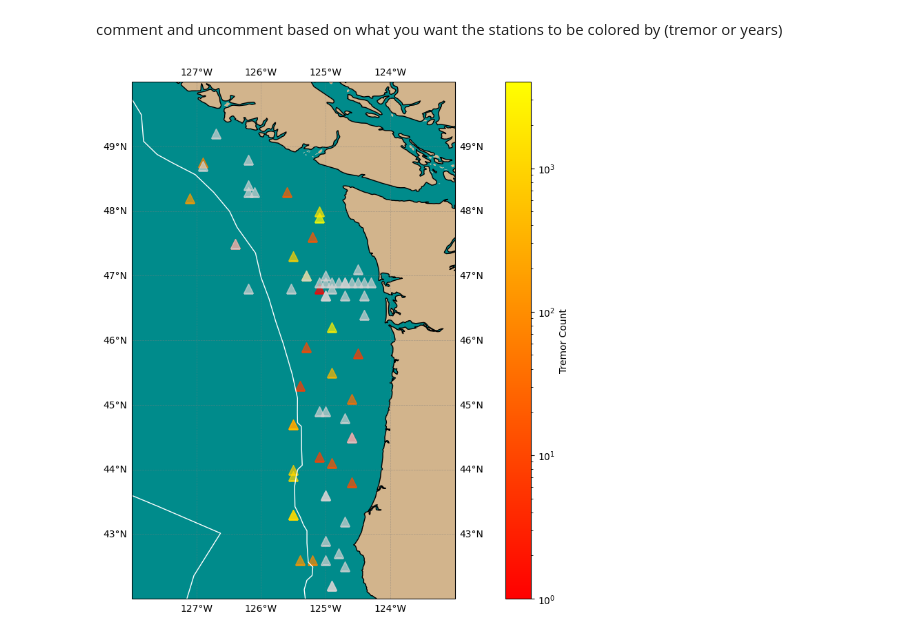
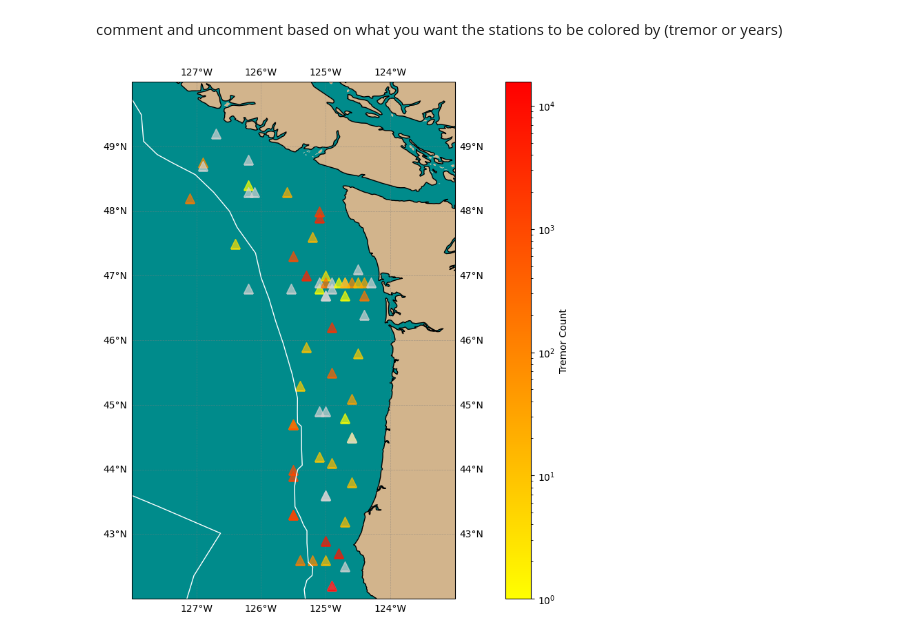
Before and after one commit to lydiakelley/obs_tremor, a Jupyter notebook: tremor_detection/cascadia_map.ipynb, the cells around one changed output. Drawn from its saved outputs; the diff is of its cells as text; code cells hidden in the pictures.

```diff
--- a/tremor_detection/cascadia_map.ipynb
+++ b/tremor_detection/cascadia_map.ipynb
@@ -104,0 +106,22 @@ stations = [{"id": "J18B", "lat": 44.0, "lon": -125.5, "tremors": 835, "start_ye
+# %%
+fig, ax = plt.subplots(1, 2, figsize=(10, 4), sharex=True)
+fig.tight_layout()
+
+depth = [s["depth"] for s in stations if s["tremors"] is not None]
+tremor = [s["tremors"] for s in stations if s["tremors"] is not None]
+lat = [s["lat"] for s in stations if s["tremors"] is not None]
+
+# Tremor vs Depth
+ax[0].scatter(tremor, depth)
+ax[0].invert_yaxis()
+ax[0].set_xlabel('Tremor Counts')
+ax[0].set_ylabel('Depth')
+ax[0].set_xlim(-10, 350)
+ax[0].grid()
+
+# Tremor vs Latitude
+ax[1].scatter(tremor, lat)
+ax[1].set_xlabel('Tremor Counts')
+ax[1].set_ylabel('Latitude')
+ax[1].set_xlim(-10, 350)
+ax[1].grid()
@@ -123,7 +148,7 @@ ax.coastlines()
 # get tremor values
 tremor_values = [s["tremors"] for s in stations if s["tremors"] is not None and s["tremors"] > 0]
 norm_t = LogNorm(vmin=min(tremor_values), vmax=max(tremor_values))
-cmap_t = plt.colormaps['autumn']
+cmap_t = plt.colormaps['autumn_r']
 
 
 # colorbaaa based on tremor values
@@ -138,7 +163,7 @@ for station in stations:
     else:
         color = cmap_t(norm_t(tremor))
     ax.plot(station["lon"], station["lat"], marker='^', color=color, markersize=10, alpha = 0.7, transform=ccrs.PlateCarree())
-    #ax.text(station["lon"] + 0.05, station["lat"] + 0.05, station["id"], fontsize=10, transform=ccrs.PlateCarree())
+    #ax.text(station["lon"] + 0.05, station["lat"] + 0.05, station["id"], fontsize=5, transform=ccrs.PlateCarree())
 
 
 '''
@@ -157,32 +182,32 @@ cmap_s = plt.colormaps['Set1']
 # colorbaaa based on years
 sm = ScalarMappable(norm=norm_s, cmap=cmap_s)
 sm.set_array([]) # dummy array
 cbar = plt.colorbar(sm, ax=ax, orientation='vertical')
 cbar.ax.set_ylabel('Start Year', fontsize=15)
 
 # just one tick for each year
 years = sorted(set(start_year))
 cbar.set_ticks(years)
 
 texts = []
 
 # loop through stations
 for station in stations:
     color = cmap_s(norm_s(station["start_year"]))
     ax.plot(station["lon"], station["lat"], marker='^', color= color, markersize=10, alpha = 0.7, transform=ccrs.PlateCarree())
     #ax.text(station["lon"] + 0.05, station["lat"] + 0.05, station["id"], fontsize=10, transform=ccrs.PlateCarree())
     #texts.append(ax.text(station["lon"], station["lat"], station["id"], fontsize=8, transform=ccrs.PlateCarree()))
 '''
-adjust_text(texts, ax=ax, arrowprops=dict(arrowstyle='-', color='black'))
+#adjust_text(texts, ax=ax, arrowprops=dict(arrowstyle='-', color='black'))
 # Plot Tectonic Plate Boundaries
 for feature in plate_boundaries['features']:
     coords = feature['geometry']['coordinates']
     if feature['geometry']['type'] == 'LineString':
         lons, lats = zip(*coords)
         ax.plot(lons, lats, color='white', linewidth=1, transform=ccrs.PlateCarree())
     elif feature['geometry']['type'] == 'MultiLineString':
         for line in coords:
             lons, lats = zip(*line)
             ax.plot(lons, lats, color='white', linewidth=1, transform=ccrs.PlateCarree())
 # %% [output]
-[figure, old version]
+[figure, new version]
```
Also changed, not shown: parts of 2 cells of this notebook, 41 other files.
